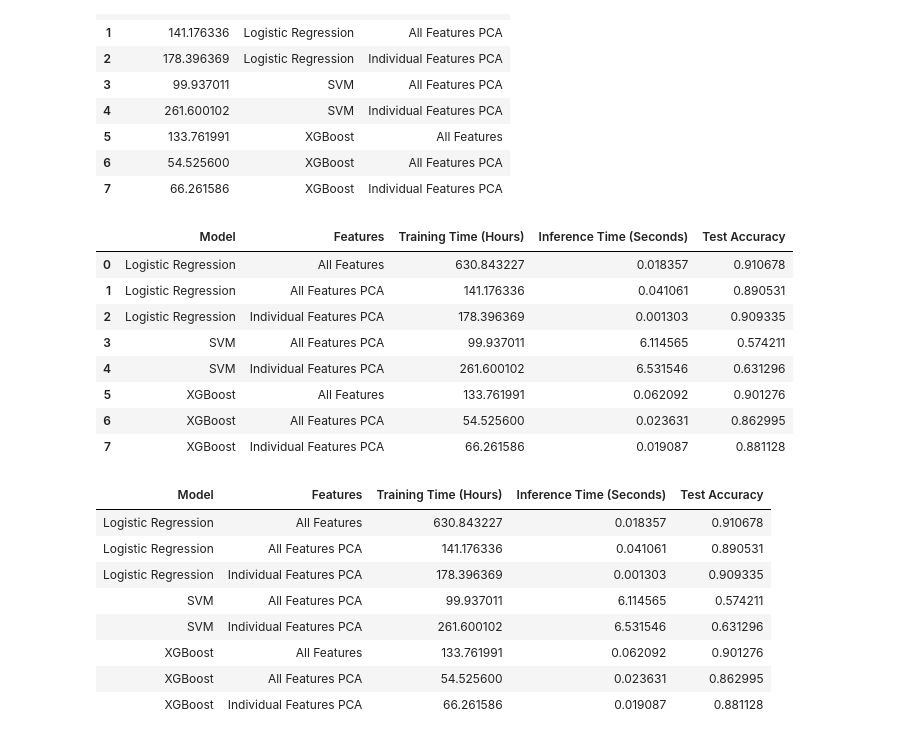
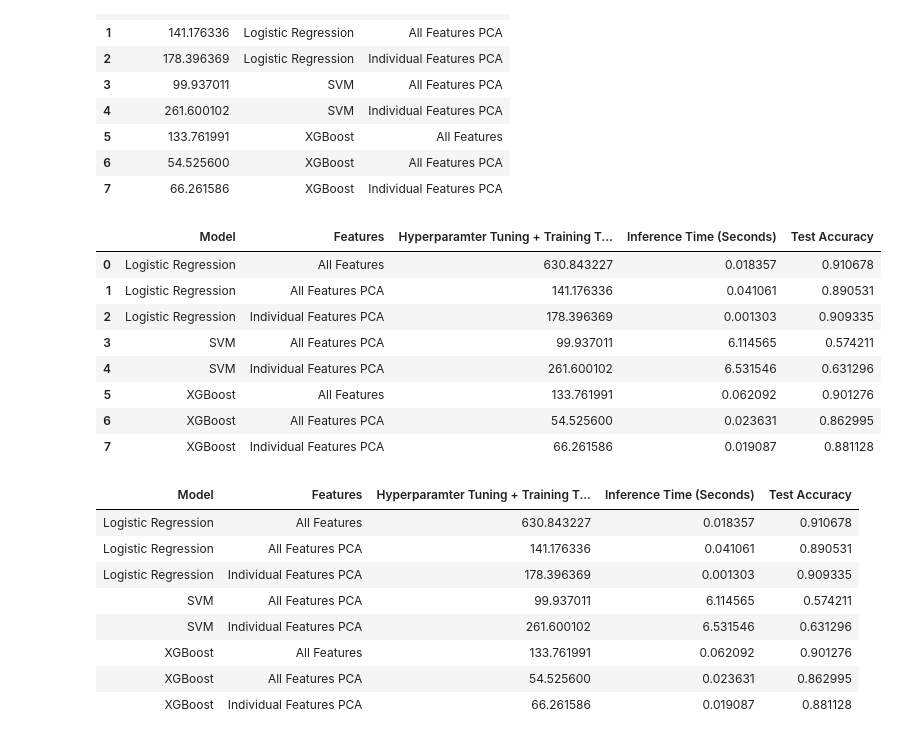
Before and after one commit to ijyliu/computer-vision-project, a Jupyter notebook: Code/Evaluation/Accuracy-Efficiency Table.ipynb, the cells around one changed output. Cells and saved outputs as stored; diff of their text form; code cells hidden in the pictures.

Commit message:
correct field to hyperparamter tuning and trianing

```diff
--- a/Code/Evaluation/Accuracy-Efficiency Table.ipynb
+++ b/Code/Evaluation/Accuracy-Efficiency Table.ipynb
@@ -236,13 +236,13 @@ See the caveats in the documentation: https://pandas.pydata.org/pandas-docs/stab
 # %%
 # Accuracy - Efficiency table - join on 'Model' and 'Features'
 eff_acc_table = pd.merge(model_performance, job_cpu_clean, on=['Model', 'Features'], how='left').merge(inference_time_df, on=['Model', 'Features'], how='left')
 # Keep columns Model, Features, LaptopTime hours, Test Accuracy
 eff_acc_table = eff_acc_table[['Model', 'Features', 'LaptopTime hours', 'Inference Time (Seconds)', 'Test Accuracy']]
-# Rename LaptopTime hours to Training Time (Hours)
-eff_acc_table.rename(columns={'LaptopTime hours': 'Training Time (Hours)'}, inplace=True)
+# Rename LaptopTime hours to Hyperparamter Tuning + Training Time (Hours)
+eff_acc_table.rename(columns={'LaptopTime hours': 'Hyperparamter Tuning + Training Time (Hours)'}, inplace=True)
 eff_acc_table
 # %% [output]
-|  | Model | Features | Training Time (Hours) | Inference Time (Seconds) | Test Accuracy |
+|  | Model | Features | Hyperparamter Tuning + Training T... | Inference Time (Seconds) | Test Accuracy |
 | 0 | Logistic Regression | All Features | 630.843227 | 0.018357 | 0.910678 |
 | 1 | Logistic Regression | All Features PCA | 141.176336 | 0.041061 | 0.890531 |
 | 2 | Logistic Regression | Individual Features PCA | 178.396369 | 0.001303 | 0.909335 |
@@ -266,7 +266,7 @@ eff_acc_table.to_excel('../../Output/Classifier Evaluation/Efficiency-Accuracy T
 
 eff_acc_table
 # %% [output]
-| Model | Features | Training Time (Hours) | Inference Time (Seconds) | Test Accuracy |
+| Model | Features | Hyperparamter Tuning + Training T... | Inference Time (Seconds) | Test Accuracy |
 | Logistic Regression | All Features | 630.843227 | 0.018357 | 0.910678 |
 | Logistic Regression | All Features PCA | 141.176336 | 0.041061 | 0.890531 |
 | Logistic Regression | Individual Features PCA | 178.396369 | 0.001303 | 0.909335 |
```
Also changed, not shown: 2 other files.
